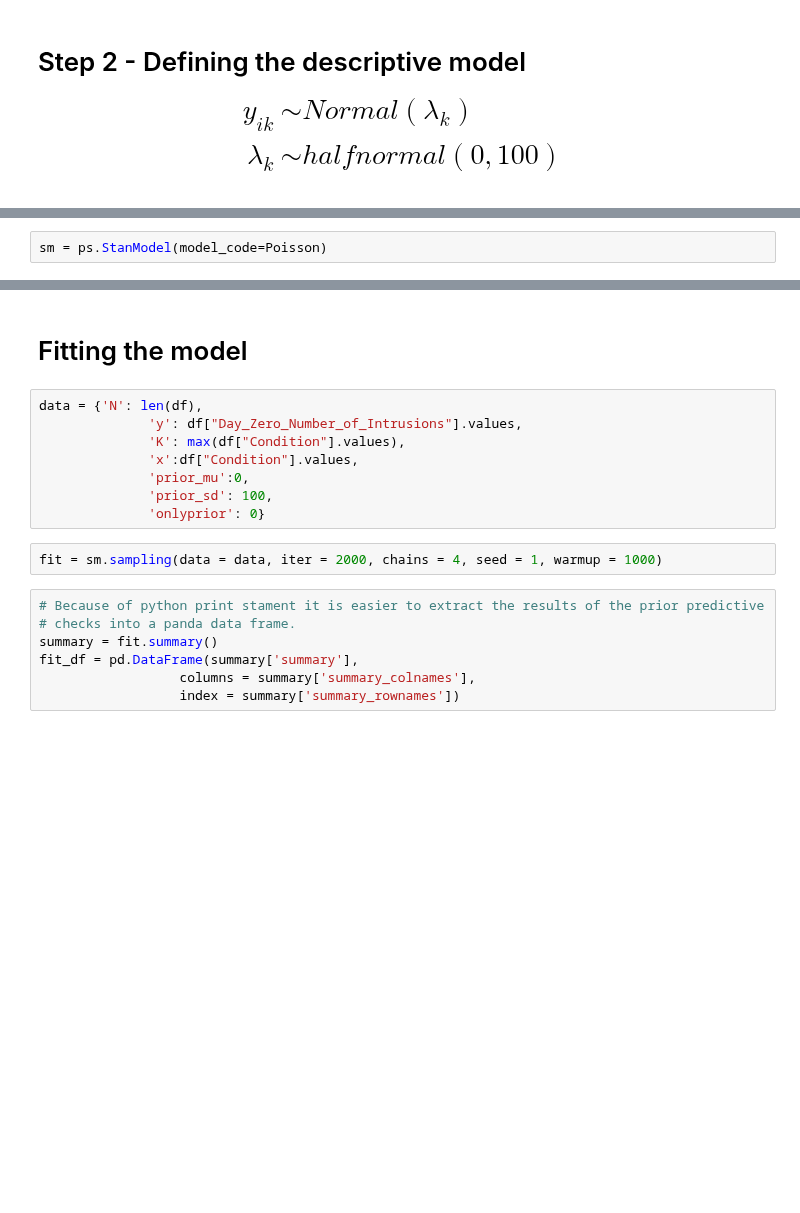
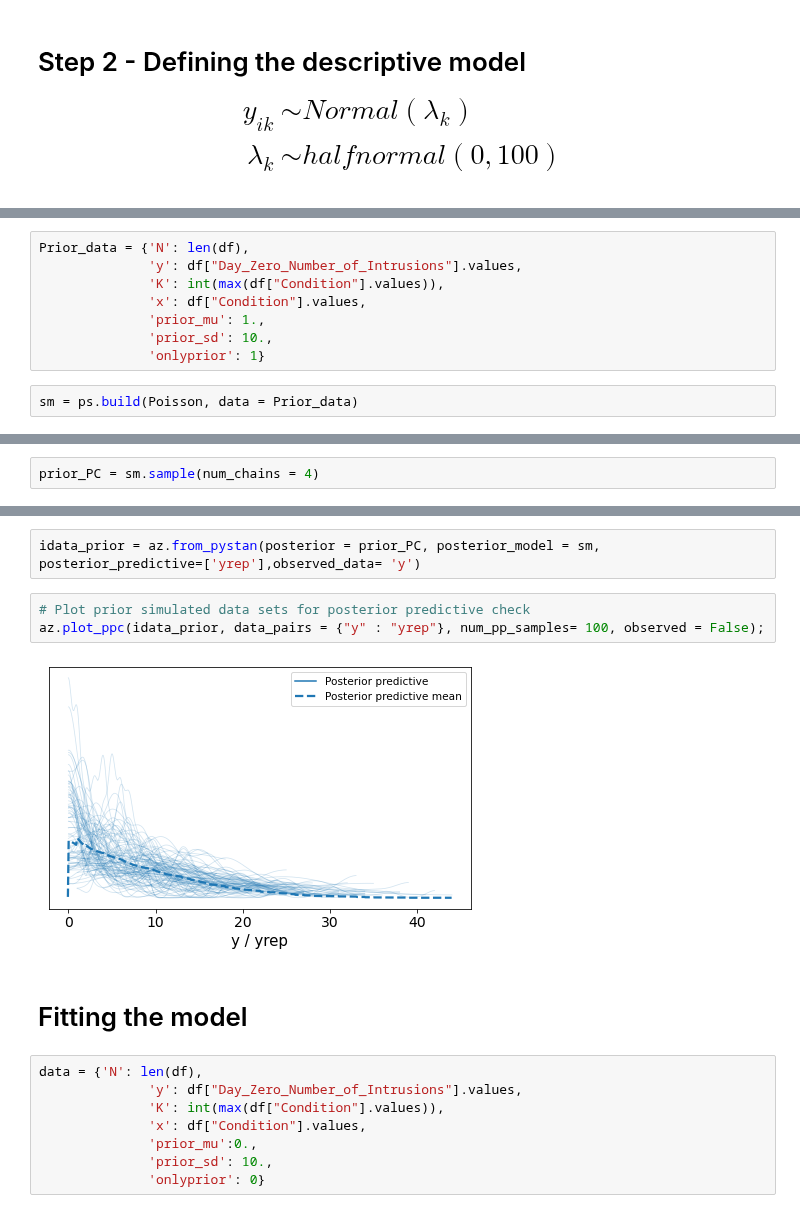
Before and after one commit to ebrlab/Statistical-methods-for-research-workers-bayes-for-psychologists-and-neuroscientists, a Jupyter notebook: wip/Bayesian Poisson estimation.ipynb, the cells around one changed output, grey strips where cells are left out. Cells and saved outputs as stored; diff of their text form; blank space fills up the shorter version.

```diff
--- a/wip/Bayesian Poisson estimation.ipynb
+++ b/wip/Bayesian Poisson estimation.ipynb
@@ -201,4 +195,12 @@ yrep[i] = poisson_rng(lamda[x[i]]);
 """
+# %%
+Prior_data = {'N': len(df),
+              'y': df["Day_Zero_Number_of_Intrusions"].values,
+              'K': int(max(df["Condition"].values)),
+              'x': df["Condition"].values,
+              'prior_mu': 1.,
+              'prior_sd': 10.,
+              'onlyprior': 1}
 # %%
-sm = ps.StanModel(model_code=Poisson)
+sm = ps.build(Poisson, data = Prior_data)
 # %% [output]
@@ -239,0 +210,2 @@ sns.distplot(yrep1[19:36], kde=False);
+# %%
+prior_PC = sm.sample(num_chains = 4)
@@ -240,19 +240,17 @@ sns.distplot(yrep1[19:36], kde=False);
+# %%
+idata_prior = az.from_pystan(posterior = prior_PC, posterior_model = sm, posterior_predictive=['yrep'],observed_data= 'y')
+# %%
+# Plot prior simulated data sets for posterior predictive check
+az.plot_ppc(idata_prior, data_pairs = {"y" : "yrep"}, num_pp_samples= 100, observed = False);
+# %% [output]
+[figure, added]
 # %% [markdown]
 # Fitting the model
 # %%
 data = {'N': len(df),
               'y': df["Day_Zero_Number_of_Intrusions"].values,
-              'K': max(df["Condition"].values),
-              'x':df["Condition"].values,
-              'prior_mu':0,
-              'prior_sd': 100,
+              'K': int(max(df["Condition"].values)),
+              'x': df["Condition"].values,
+              'prior_mu':0.,
+              'prior_sd': 10.,
               'onlyprior': 0}
-# %%
-fit = sm.sampling(data = data, iter = 2000, chains = 4, seed = 1, warmup = 1000)
-# %%
-# Because of python print stament it is easier to extract the results of the prior predictive
-# checks into a panda data frame.
-summary = fit.summary()
-fit_df = pd.DataFrame(summary['summary'],
-                  columns = summary['summary_colnames'],
-                  index = summary['summary_rownames'])
```
Also changed, not shown: parts of 34 cells of this notebook, 2 other files.
